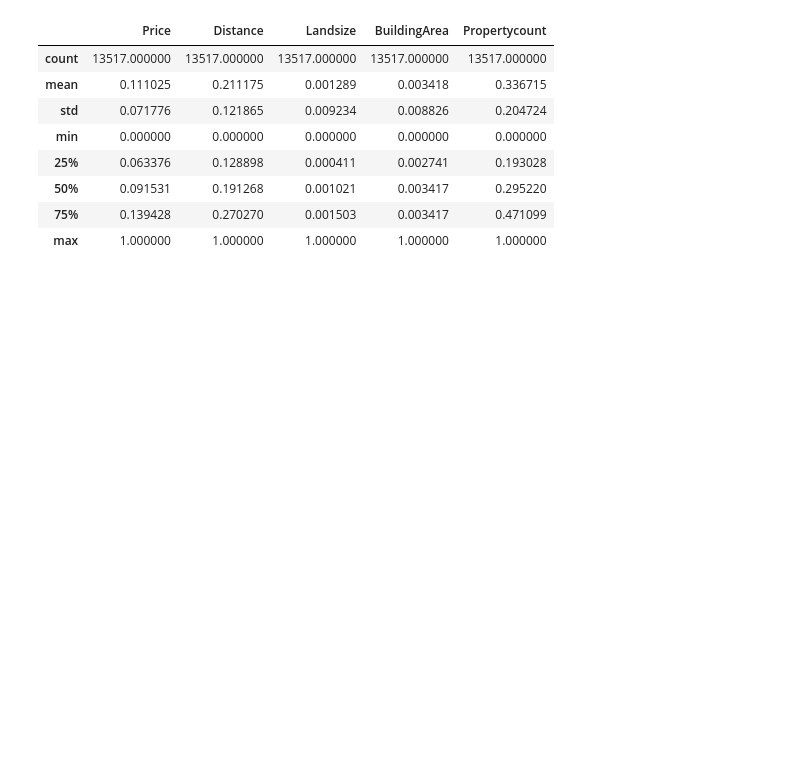
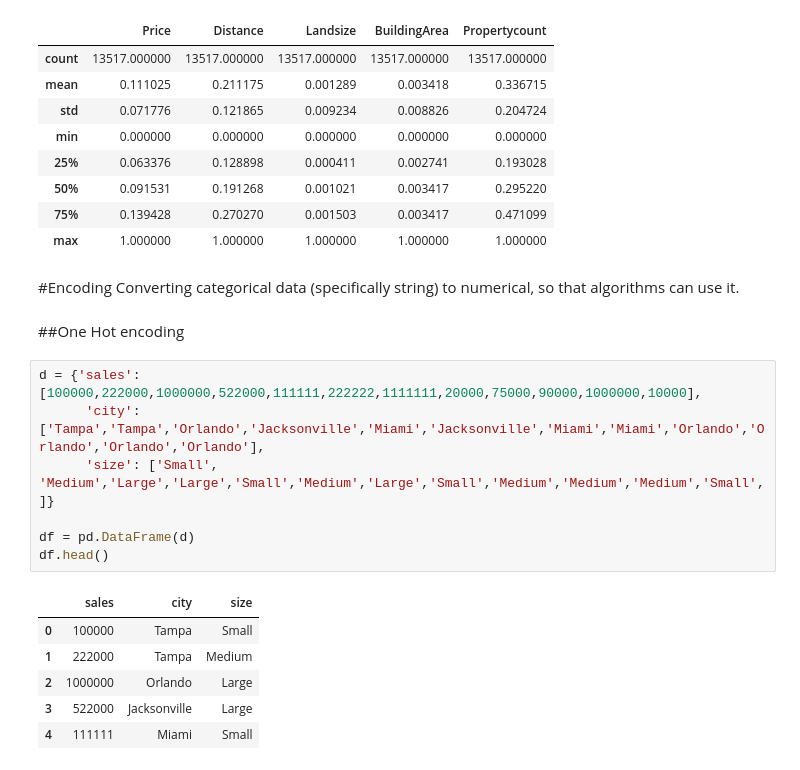
Before and after one commit to harshitsahush/machine_learning, a Jupyter notebook: 0. Data_preprocessing/Data pre-processing.ipynb, the cells around one changed output. Drawn from its saved outputs; the diff is of its cells as text; blank space fills up the shorter version.

```diff
--- a/0. Data_preprocessing/Data pre-processing.ipynb
+++ b/0. Data_preprocessing/Data pre-processing.ipynb
@@ -284,3 +284,22 @@ X_scaled_df.describe()
 | 50% | 0.091531 | 0.191268 | 0.001021 | 0.003417 | 0.295220 |
 | 75% | 0.139428 | 0.270270 | 0.001503 | 0.003417 | 0.471099 |
 | max | 1.000000 | 1.000000 | 1.000000 | 1.000000 | 1.000000 |
+# %% [markdown]
+#Encoding
+Converting categorical data (specifically string) to numerical, so that algorithms can use it.
+# %% [markdown]
+##One Hot encoding
+# %%
+d = {'sales': [100000,222000,1000000,522000,111111,222222,1111111,20000,75000,90000,1000000,10000],
+      'city': ['Tampa','Tampa','Orlando','Jacksonville','Miami','Jacksonville','Miami','Miami','Orlando','Orlando','Orlando','Orlando'],
+      'size': ['Small', 'Medium','Large','Large','Small','Medium','Large','Small','Medium','Medium','Medium','Small',]}
+
+df = pd.DataFrame(d)
+df.head()
+# %% [output]
+|  | sales | city | size |
+| 0 | 100000 | Tampa | Small |
+| 1 | 222000 | Tampa | Medium |
+| 2 | 1000000 | Orlando | Large |
+| 3 | 522000 | Jacksonville | Large |
+| 4 | 111111 | Miami | Small |
```
Also changed, not shown: parts of 7 cells of this notebook.
